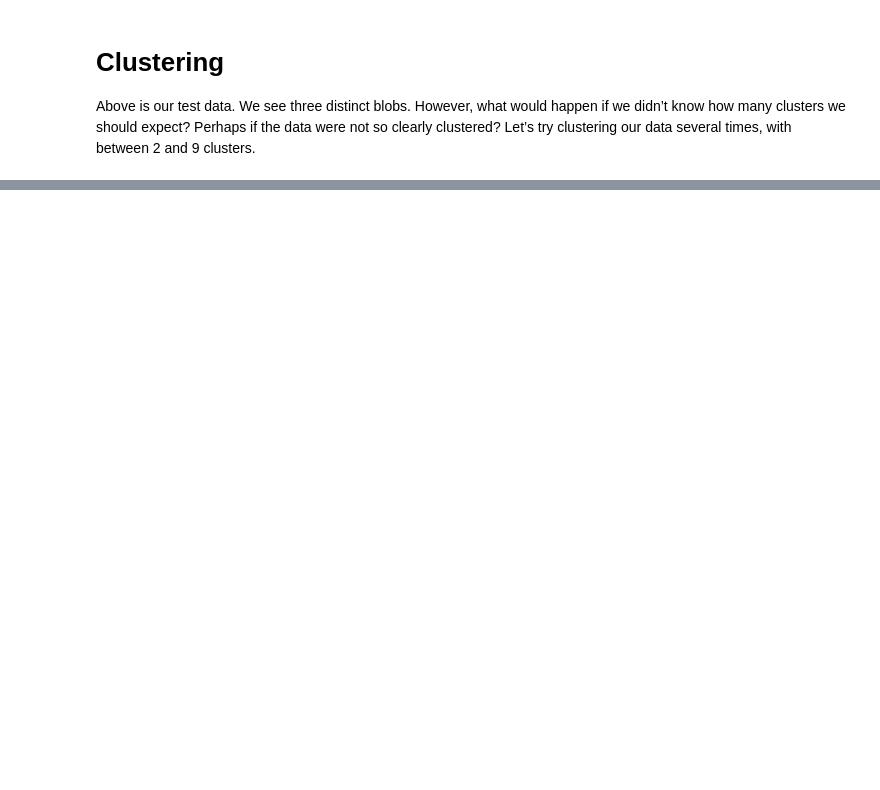
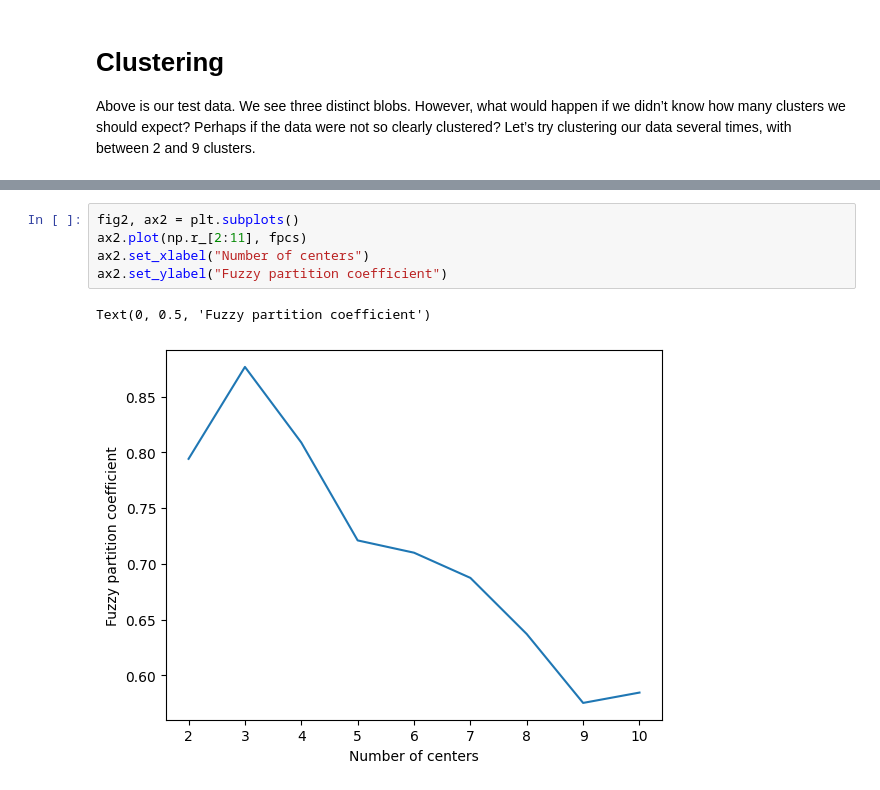
Before and after one commit to yvo2/fuzzy-tutorial, a Jupyter notebook: Fuzzy-Clustering.ipynb, the cells around one changed output, grey strips where cells are left out. Cells and saved outputs as stored; diff of their text form; blank space fills up the shorter version.

```diff
--- a/Fuzzy-Clustering.ipynb
+++ b/Fuzzy-Clustering.ipynb
@@ -80,0 +86,8 @@ NameError: name 'plt' is not defined
+# %%
+fig2, ax2 = plt.subplots()
+ax2.plot(np.r_[2:11], fpcs)
+ax2.set_xlabel("Number of centers")
+ax2.set_ylabel("Fuzzy partition coefficient")
+# %% [output]
+Text(0, 0.5, 'Fuzzy partition coefficient')
+[figure, added]
```
Also changed, not shown: parts of 9 cells of this notebook, 1 other file.
